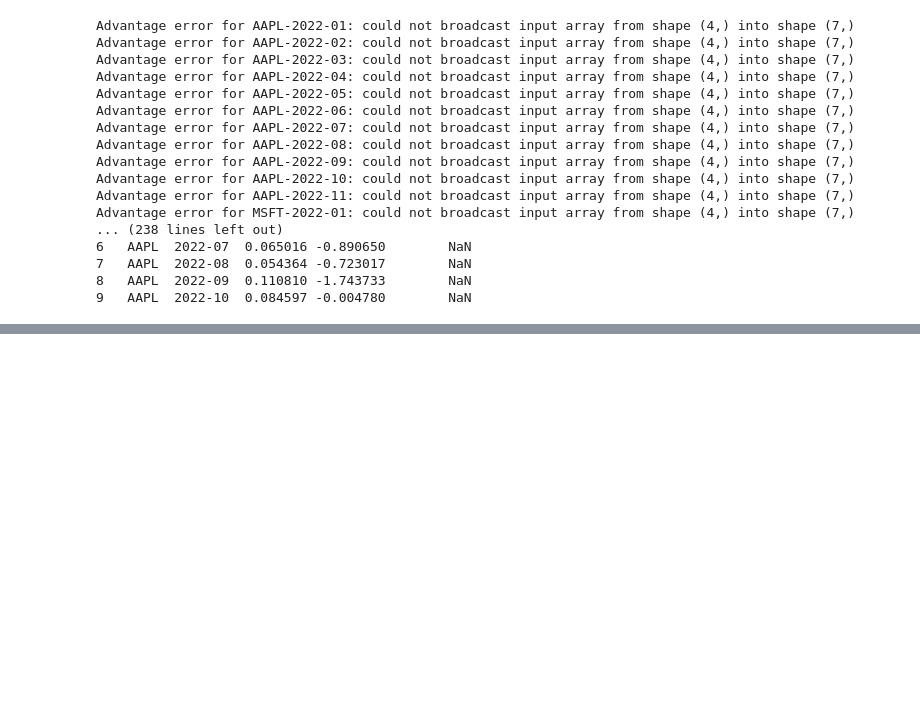
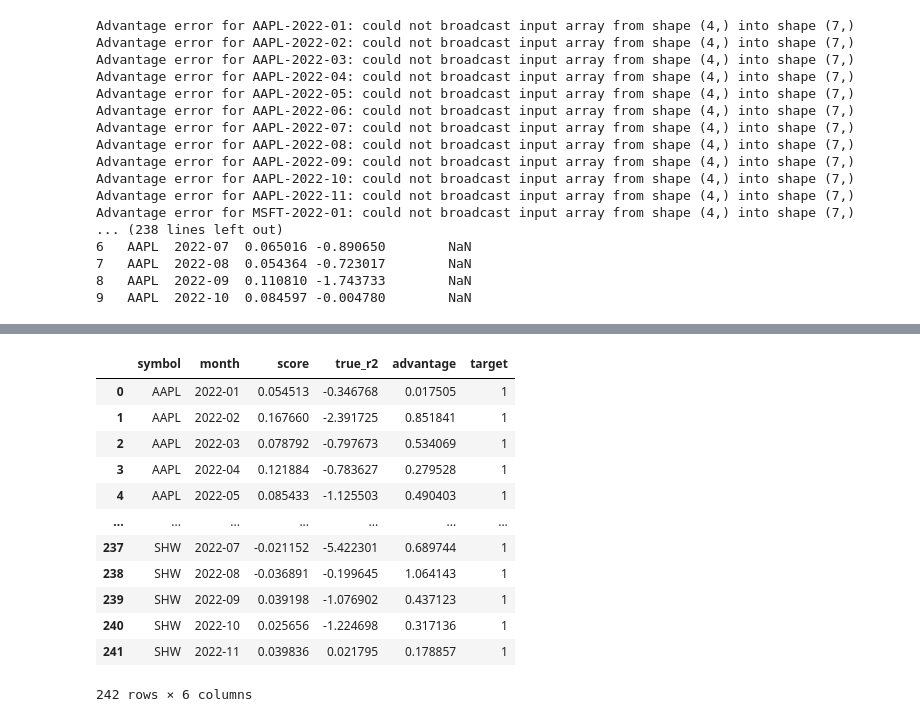
Before and after one commit to pihh/RL-Stock-Market-Masterpiece-Human-x-AI-Collab, a Jupyter notebook: notebooks/Pipelines 03 Stock universe predictability selection - FAIL-Copy1.ipynb, the cells around one changed output, grey strips where cells are left out. Drawn from its saved outputs; the diff is of its cells as text; code cells hidden in the pictures; blank space fills up the shorter version.

```diff
--- a/notebooks/Pipelines 03 Stock universe predictability selection - FAIL-Copy1.ipynb
+++ b/notebooks/Pipelines 03 Stock universe predictability selection - FAIL-Copy1.ipynb
@@ -978,0 +1010,18 @@ AttributeError: type object 'StockTradingEnv' has no attribute 'df'
+# %%
+meta_df['target'] = (meta_df['advantage'] > 0).astype(int)
+# %%
+meta_df
+# %% [output]
+|  | symbol | month | score | true_r2 | advantage | target |
+| 0 | AAPL | 2022-01 | 0.054513 | -0.346768 | 0.017505 | 1 |
+| 1 | AAPL | 2022-02 | 0.167660 | -2.391725 | 0.851841 | 1 |
+| 2 | AAPL | 2022-03 | 0.078792 | -0.797673 | 0.534069 | 1 |
+| 3 | AAPL | 2022-04 | 0.121884 | -0.783627 | 0.279528 | 1 |
+| 4 | AAPL | 2022-05 | 0.085433 | -1.125503 | 0.490403 | 1 |
+| ... | ... | ... | ... | ... | ... | ... |
+| 237 | SHW | 2022-07 | -0.021152 | -5.422301 | 0.689744 | 1 |
+| 238 | SHW | 2022-08 | -0.036891 | -0.199645 | 1.064143 | 1 |
+| 239 | SHW | 2022-09 | 0.039198 | -1.076902 | 0.437123 | 1 |
+| 240 | SHW | 2022-10 | 0.025656 | -1.224698 | 0.317136 | 1 |
+| 241 | SHW | 2022-11 | 0.039836 | 0.021795 | 0.178857 | 1 |
+242 rows × 6 columns
```
Also changed, not shown: parts of 12 cells of this notebook.
